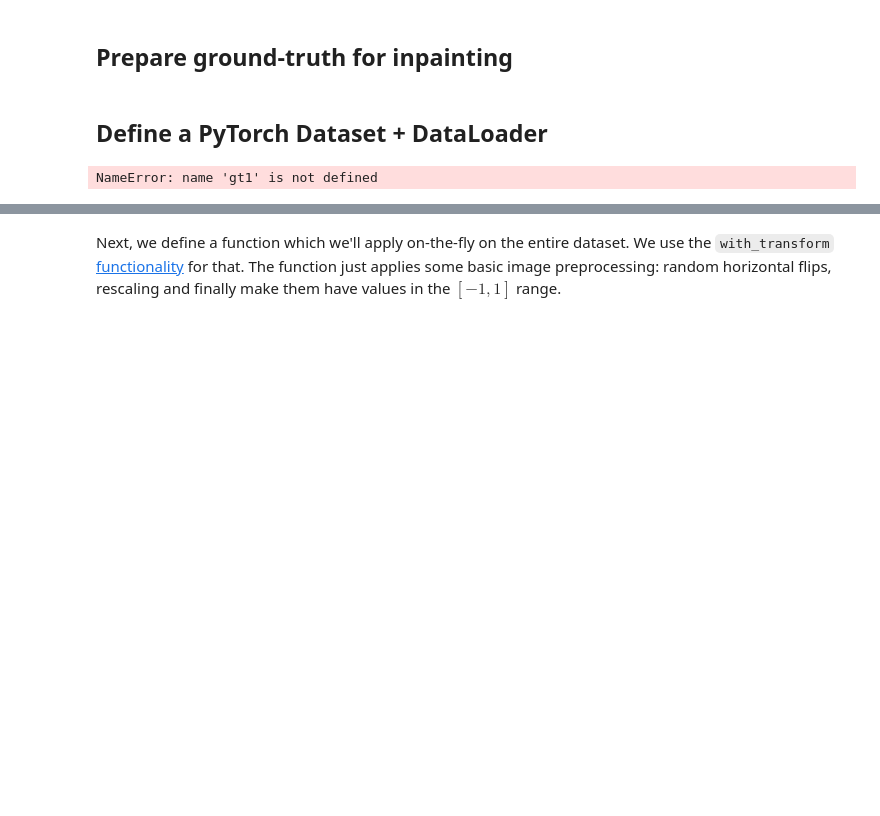
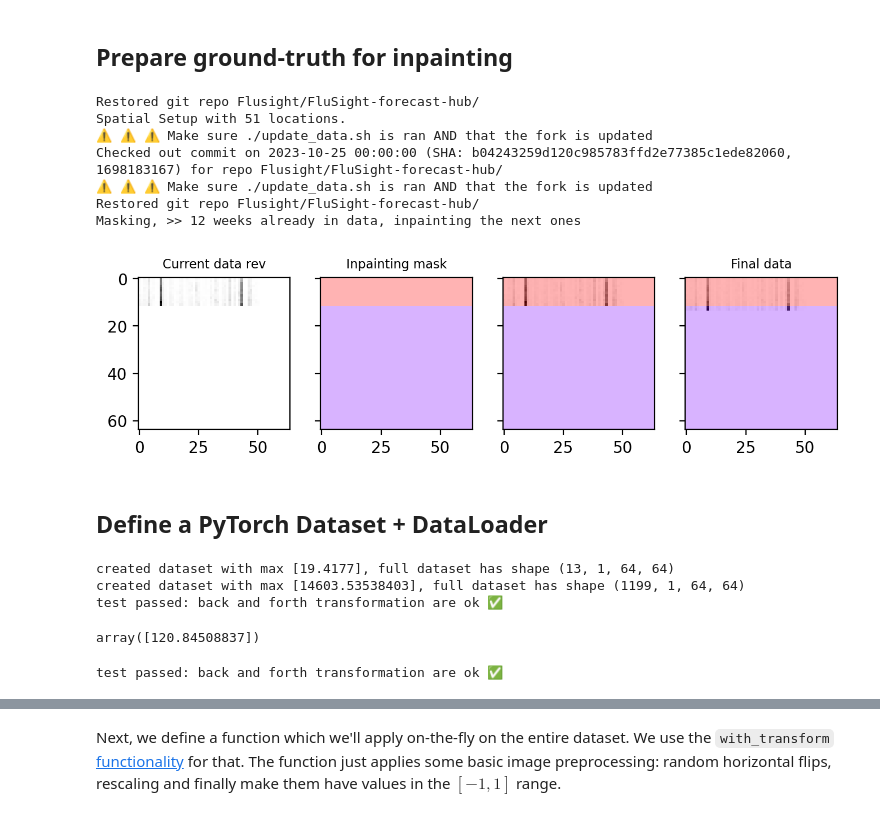
Before and after one commit to jcblemai/influpaint, a Jupyter notebook: influpaint2023-2024.ipynb, the cells around one changed output, grey strips where cells are left out. Cells and saved outputs as stored; diff of their text form; code cells hidden in the pictures; blank space fills up the shorter version.

```diff
--- a/influpaint2023-2024.ipynb
+++ b/influpaint2023-2024.ipynb
@@ -28,23 +28,32 @@ cuda
 # %%
 # if True, take a training data sample as gt:
 if False:
     inpaintfrom_idx = 19
     gt_keep_mask = np.ones((channels,image_size,image_size))
     gt_keep_mask[:,inpaintfrom_idx:,:] = 0
     # mask is ones for the known pixels, and zero for the ones to be infered
     gt = data.getitem_nocast(4)
     print(gt.shape)
     show_tensor_image(gt, place=ipl)
     plt.show()
 
 gt1 = ground_truth.GroundTruth(season_first_year="2023",
-                               data_date=datetime.datetime.today(),#datetime(2023,11,1),
+                               data_date=datetime.datetime(2023,10,25),
                                mask_date=datetime.datetime.today(),
                                channels=channels,
                                image_size=image_size
                                )
 gt1.plot_mask()
-gt1.plot()
+#gt1.plot()
+# %% [output]
+Restored git repo Flusight/FluSight-forecast-hub/
+Spatial Setup with 51 locations.
+⚠️ ⚠️ ⚠️ Make sure ./update_data.sh is ran AND that the fork is updated
+Checked out commit on 2023-10-25 00:00:00 (SHA: b04243259d120c985783ffd2e77385c1ede82060, 1698183167) for repo Flusight/FluSight-forecast-hub/
+⚠️ ⚠️ ⚠️ Make sure ./update_data.sh is ran AND that the fork is updated
+Restored git repo Flusight/FluSight-forecast-hub/
+Masking, >> 12 weeks already in data, inpainting the next ones
+[figure, added]
 # %% [markdown]
 ## Define a PyTorch Dataset + DataLoader
 # %%
@@ -57,10 +66,14 @@ data = data_classes.FluDataset.from_fluview(
 data = data_classes.FluDataset.from_csp_SMHR1('Flusight/flu-datasets/synthetic/CSP_FluSMHR1_weekly_padded_4scn.nc', channels=channels)
 data.test(6)
 # %% [output]
-NameError: name 'gt1' is not defined
+created dataset with max [19.4177], full dataset has shape (13, 1, 64, 64)
+created dataset with max [14603.53538403], full dataset has shape (1199, 1, 64, 64)
+test passed: back and forth transformation are ok ✅
 # %%
 scaling_per_channel = np.sqrt(max(data.max_per_feature, gt1.gt_xarr.max(dim=["date", "place"])).data)
 scaling_per_channel
+# %% [output]
+array([120.84508837])
 # %%
 ## define image transformations (e.g. using torchvision)
 
@@ -86,6 +99,8 @@ transform_inv = transforms.Compose([
         ][::-1])      # important reverse the sequence
 # %%
 data.add_transform(transform=transform, transform_inv=transform_inv, transform_enrich=transform_enrich, bypass_test=False)
+# %% [output]
+test passed: back and forth transformation are ok ✅
 # %%
 sample = data[6]
 print(f"There are {len(data)} samples in the dataset, and a single sample has shape {sample.shape}")
```
Also changed, not shown: parts of 9 cells of this notebook, 4 other files.
